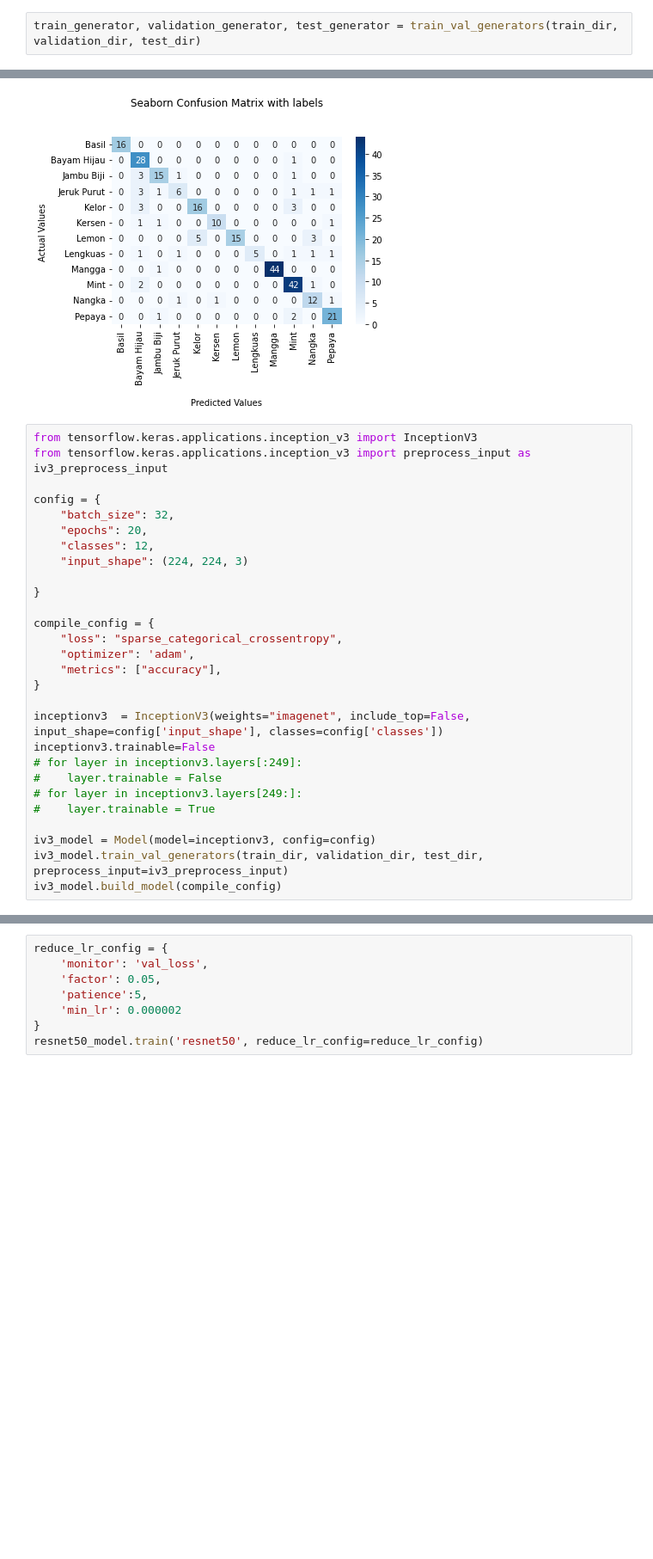
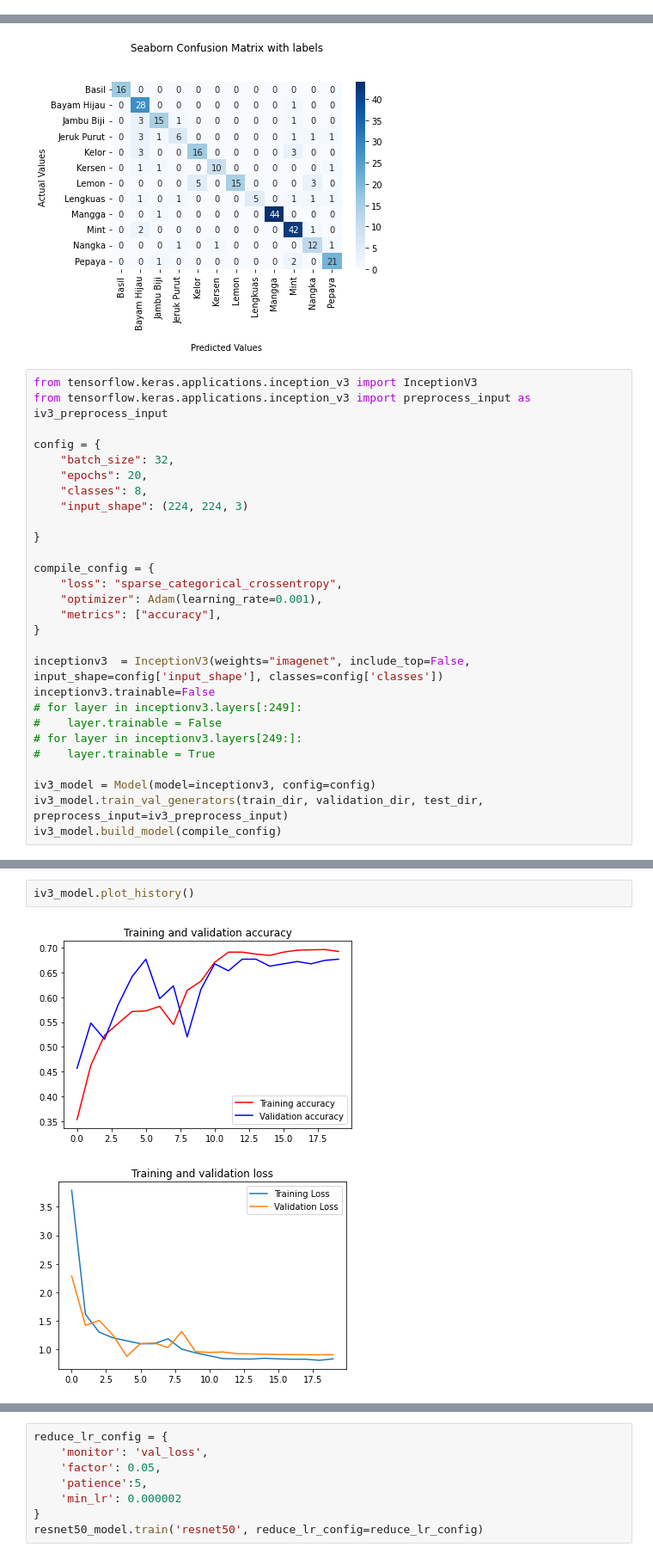
Before and after one commit to rifqoi/Inacure-Machine-Learning, a Jupyter notebook: 03-ensemble.ipynb, the cells around one changed output, grey strips where cells are left out. Shown at 86% size. Saved outputs shown, nothing was run; the diff lists cells and outputs as text; blank space fills up the shorter version.

Commit message:
Train iv3, acc=0.69 val_acc=0.67. But, best evaluate acc model=12%

```diff
--- a/03-ensemble.ipynb
+++ b/03-ensemble.ipynb
@@ -104,2 +65,0 @@ def train_val_generators(TRAINING_DIR, VALIDATION_DIR, TEST_DIR):
-# %%
-train_generator, validation_generator, test_generator = train_val_generators(train_dir, validation_dir, test_dir)
@@ -397,14 +353,14 @@ from tensorflow.keras.applications.inception_v3 import preprocess_input as iv3_p
 config = {
     "batch_size": 32,
     "epochs": 20,
-    "classes": 12,
+    "classes": 8,
     "input_shape": (224, 224, 3)
 
 }
 
 compile_config = {
     "loss": "sparse_categorical_crossentropy",
-    "optimizer": 'adam',
+    "optimizer": Adam(learning_rate=0.001),
     "metrics": ["accuracy"],
 }
 
@@ -469 +422,6 @@ Epoch 20: val_acc did not improve from 0.63148
 <keras.callbacks.History at 0x...>
+# %%
+iv3_model.plot_history()
+# %% [output]
+[figure, added]
+[figure, added]
```
Also changed, not shown: parts of 9 cells of this notebook.
